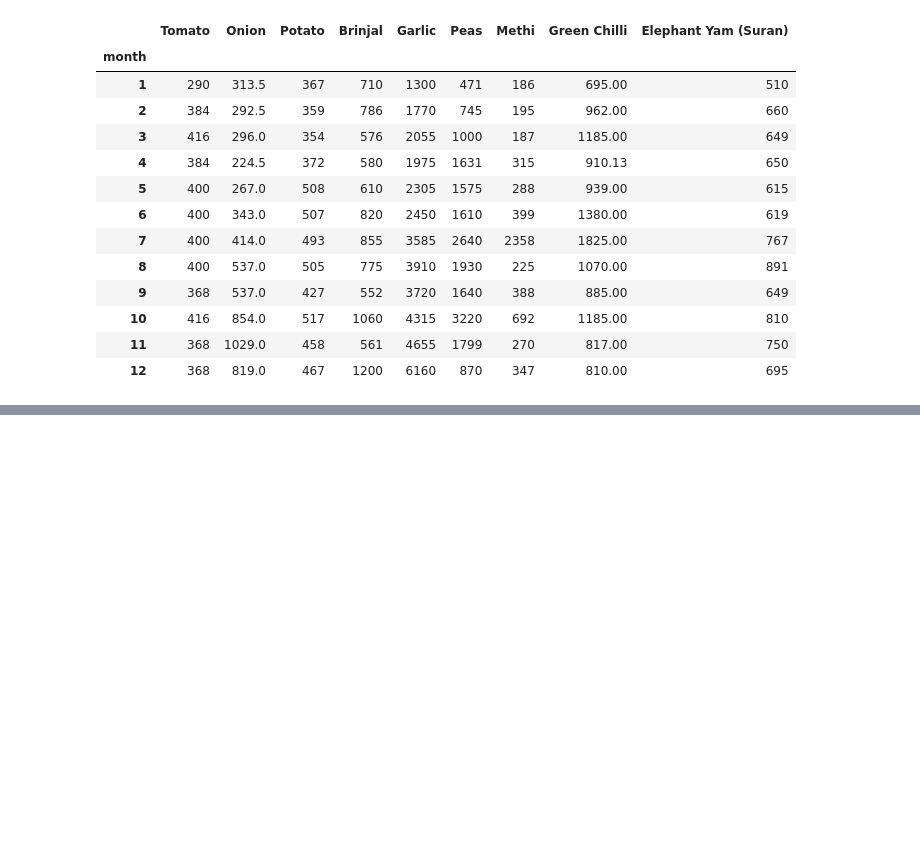
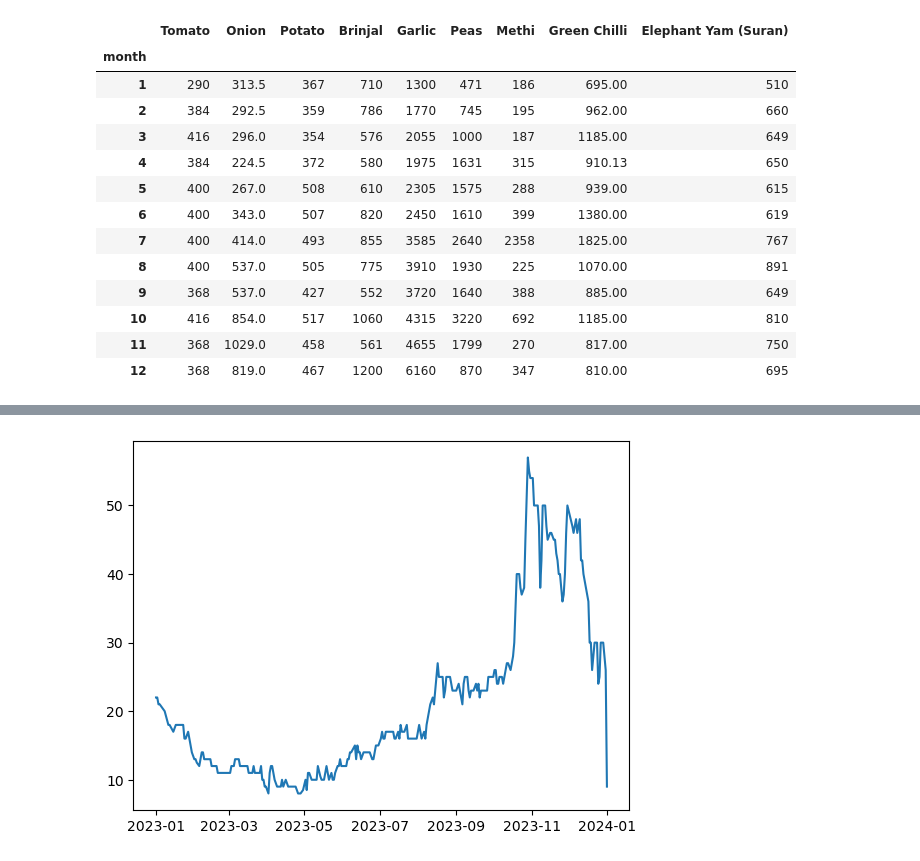
Before and after one commit to justin9503/MM6-Python-Project, a Jupyter notebook: Vegetable prices_MM6.ipynb, the cells around one changed output, grey strips where cells are left out. Saved outputs shown, nothing was run; the diff lists cells and outputs as text; code cells hidden in the pictures; blank space fills up the shorter version.

```diff
--- a/Vegetable prices_MM6.ipynb
+++ b/Vegetable prices_MM6.ipynb
@@ -204,0 +178,10 @@ plt.show()
+# %%
+dates = df['Price Dates']
+# %%
+plt.plot(figsize=(12, 6))
+plt.plot(dates, Onion_prices)
+
+# Show the plotdates = df['Price Dates']
+plt.show()
+# %% [output]
+[figure, added]
```
Also changed, not shown: parts of 46 cells of this notebook.
